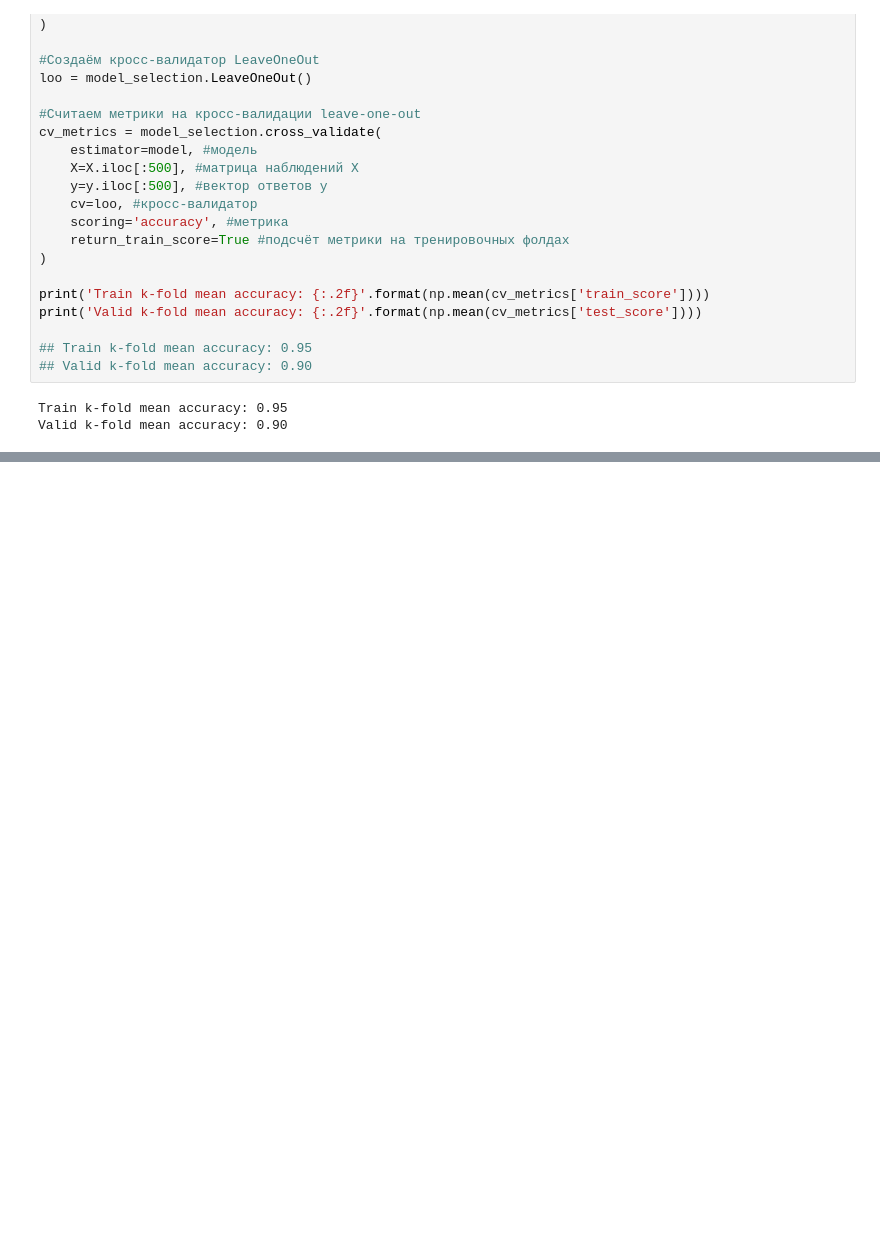
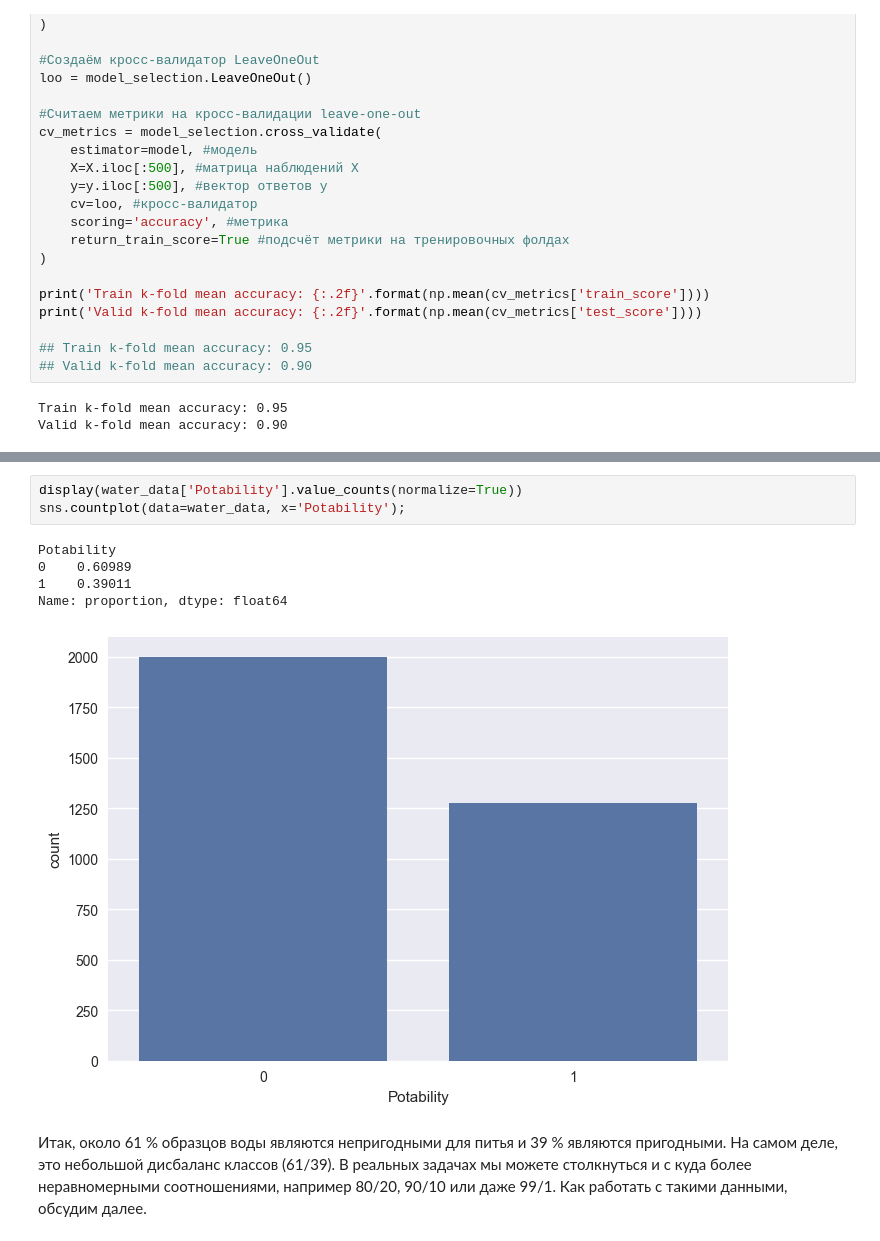
Before and after one commit to DadonovIV/for_sf_ds, a Jupyter notebook: ML/ML_5/ML_5.ipynb, the cells around one changed output, grey strips where cells are left out. Cells and saved outputs as stored; diff of their text form; blank space fills up the shorter version.

```diff
--- a/ML/ML_5/ML_5.ipynb
+++ b/ML/ML_5/ML_5.ipynb
@@ -520,0 +550,11 @@ Valid k-fold mean accuracy: 0.90
+# %%
+display(water_data['Potability'].value_counts(normalize=True))
+sns.countplot(data=water_data, x='Potability');
+# %% [output]
+Potability
+0    0.60989
+1    0.39011
+Name: proportion, dtype: float64
+[figure, added]
+# %% [markdown]
+Итак, около 61 % образцов воды являются непригодными для питья и 39 % являются пригодными. На самом деле, это небольшой дисбаланс классов (61/39). В реальных задачах мы можете столкнуться и с куда более неравномерными соотношениями, например 80/20, 90/10 или даже 99/1. Как работать с такими данными, обсудим далее.
```
Also changed, not shown: parts of 37 cells of this notebook, 9 other files.
